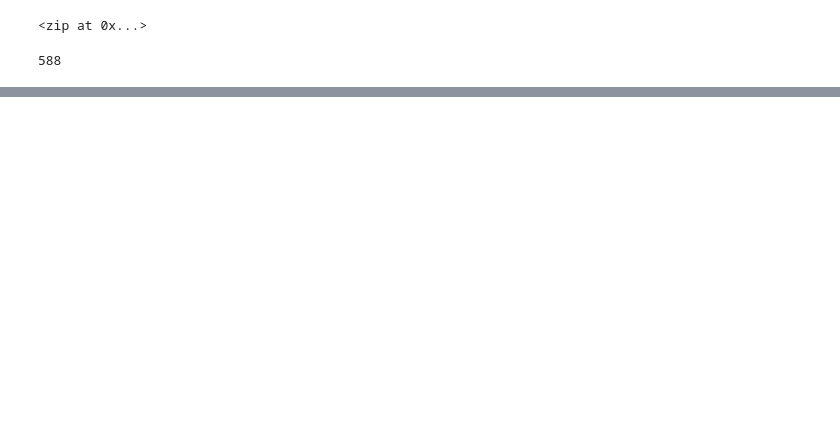
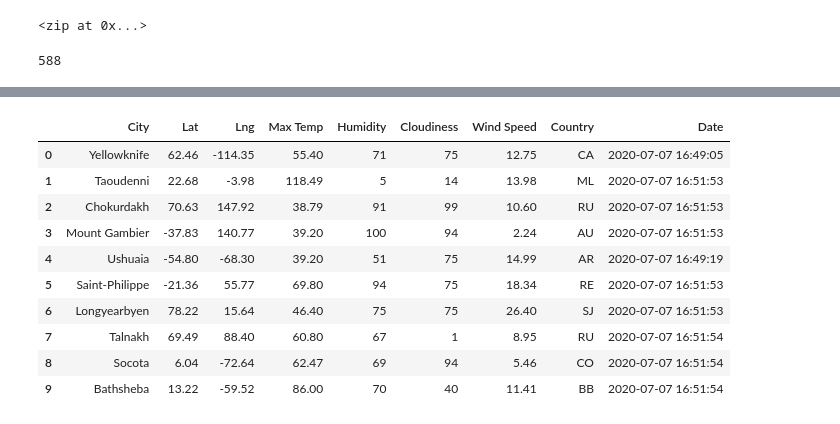
Before and after one commit to AnnaS0272/World_Weather_Analysis, a Jupyter notebook: WeatherPy.ipynb, the cells around one changed output, grey strips where cells are left out. Drawn from its saved outputs; the diff is of its cells as text; code cells hidden in the pictures; blank space fills up the shorter version.

```diff
--- a/WeatherPy.ipynb
+++ b/WeatherPy.ipynb
@@ -33,0 +146,16 @@ len(cities)
+# %%
+# Convert the array of dictionaries to a Pandas DataFrame.
+city_data_df = pd.DataFrame(city_data)
+city_data_df.head(10)
+# %% [output]
+|  | City | Lat | Lng | Max Temp | Humidity | Cloudiness | Wind Speed | Country | Date |
+| 0 | Yellowknife | 62.46 | -114.35 | 55.40 | 71 | 75 | 12.75 | CA | 2020-07-07 16:49:05 |
+| 1 | Taoudenni | 22.68 | -3.98 | 118.49 | 5 | 14 | 13.98 | ML | 2020-07-07 16:51:53 |
+| 2 | Chokurdakh | 70.63 | 147.92 | 38.79 | 91 | 99 | 10.60 | RU | 2020-07-07 16:51:53 |
+| 3 | Mount Gambier | -37.83 | 140.77 | 39.20 | 100 | 94 | 2.24 | AU | 2020-07-07 16:51:53 |
+| 4 | Ushuaia | -54.80 | -68.30 | 39.20 | 51 | 75 | 14.99 | AR | 2020-07-07 16:49:19 |
+| 5 | Saint-Philippe | -21.36 | 55.77 | 69.80 | 94 | 75 | 18.34 | RE | 2020-07-07 16:51:53 |
+| 6 | Longyearbyen | 78.22 | 15.64 | 46.40 | 75 | 75 | 26.40 | SJ | 2020-07-07 16:51:53 |
+| 7 | Talnakh | 69.49 | 88.40 | 60.80 | 67 | 1 | 8.95 | RU | 2020-07-07 16:51:54 |
+| 8 | Socota | 6.04 | -72.64 | 62.47 | 69 | 94 | 5.46 | CO | 2020-07-07 16:51:54 |
+| 9 | Bathsheba | 13.22 | -59.52 | 86.00 | 70 | 40 | 11.41 | BB | 2020-07-07 16:51:54 |
```
Also changed, not shown: parts of 9 cells of this notebook, 6 other files.
